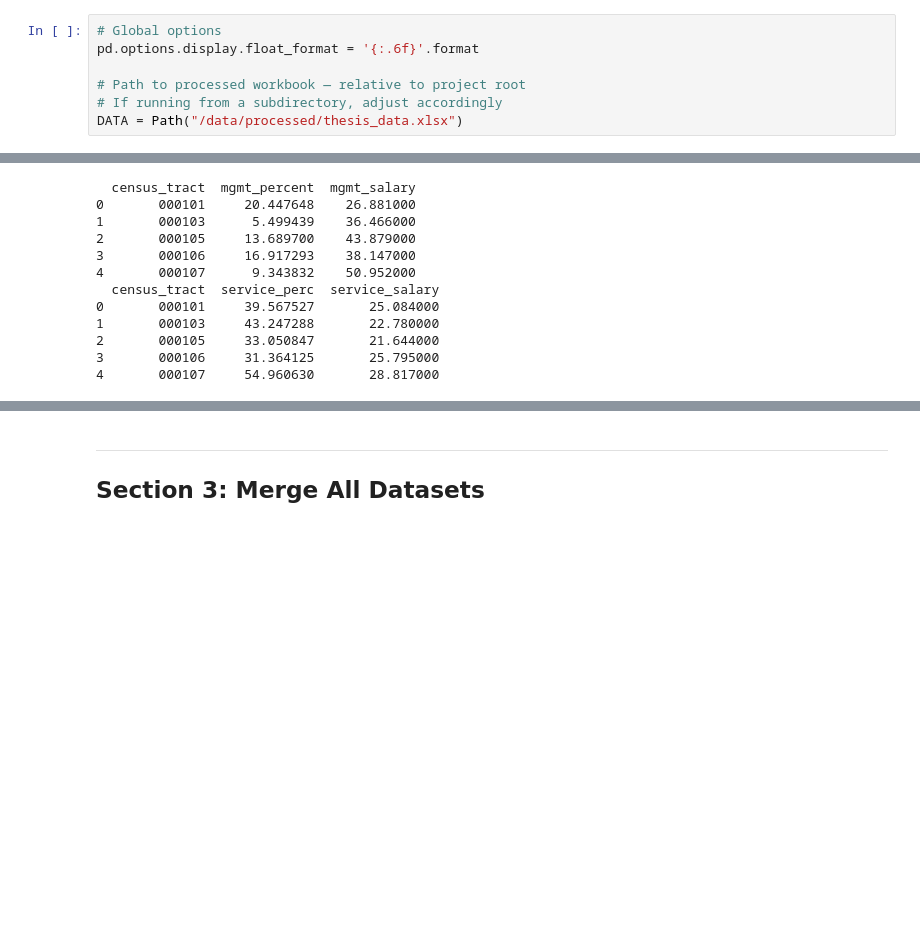
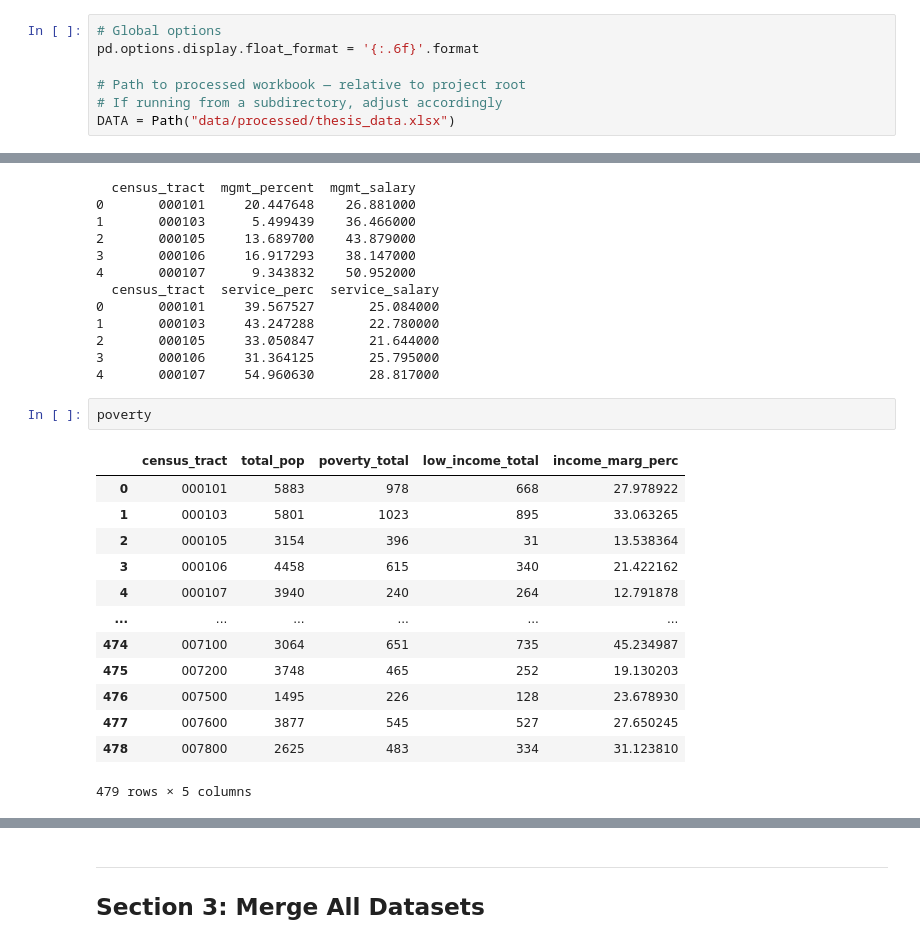
Before and after one commit to riley-ramos/unseen-borders, a Jupyter notebook: code/07_combined_analysis.ipynb, the cells around one changed output, grey strips where cells are left out. Cells and saved outputs as stored; diff of their text form; blank space fills up the shorter version.

```diff
--- a/code/07_combined_analysis.ipynb
+++ b/code/07_combined_analysis.ipynb
@@ -37,7 +39,7 @@ pd.options.display.float_format = '{:.6f}'.format
 
 # Path to processed workbook — relative to project root
 # If running from a subdirectory, adjust accordingly
-DATA = Path("/data/processed/thesis_data.xlsx")
+DATA = Path("data/processed/thesis_data.xlsx")
 # %% [markdown]
 ---
 ## Section 1: Load Raw Sheets
@@ -237,6 +239,22 @@ print(service.head())
 2       000105     33.050847       21.644000
 3       000106     31.364125       25.795000
 4       000107     54.960630       28.817000
+# %%
+poverty
+# %% [output]
+|  | census_tract | total_pop | poverty_total | low_income_total | income_marg_perc |
+| 0 | 000101 | 5883 | 978 | 668 | 27.978922 |
+| 1 | 000103 | 5801 | 1023 | 895 | 33.063265 |
+| 2 | 000105 | 3154 | 396 | 31 | 13.538364 |
+| 3 | 000106 | 4458 | 615 | 340 | 21.422162 |
+| 4 | 000107 | 3940 | 240 | 264 | 12.791878 |
+| ... | ... | ... | ... | ... | ... |
+| 474 | 007100 | 3064 | 651 | 735 | 45.234987 |
+| 475 | 007200 | 3748 | 465 | 252 | 19.130203 |
+| 476 | 007500 | 1495 | 226 | 128 | 23.678930 |
+| 477 | 007600 | 3877 | 545 | 527 | 27.650245 |
+| 478 | 007800 | 2625 | 483 | 334 | 31.123810 |
+479 rows × 5 columns
 # %%
 # --- 2e. Poverty / income marginalization ------------------------------------
 # Computes income_marg_perc = (poverty + near-poverty) / total population.
```
Also changed, not shown: parts of 7 cells of this notebook.
